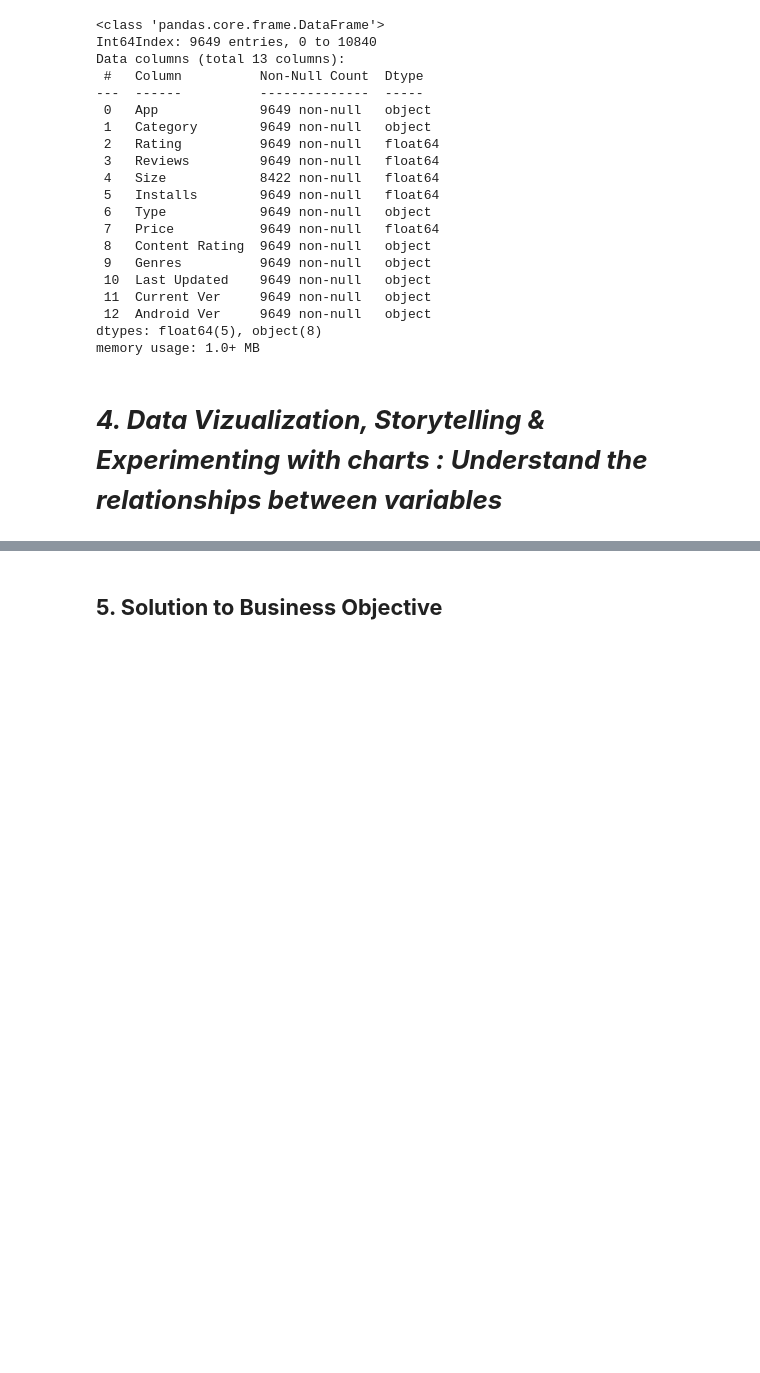
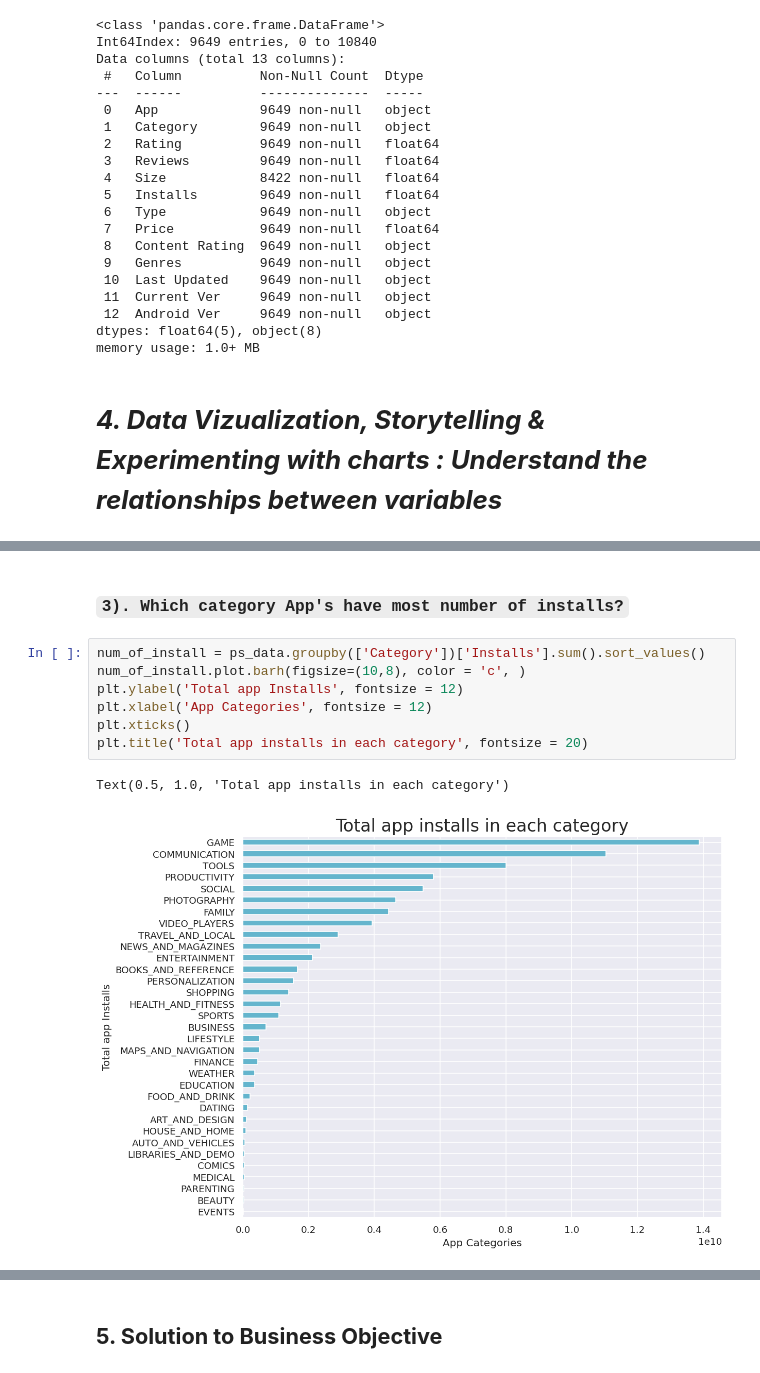
Before and after one commit to hbansal27/Google_Play_Store_Apps_Ratings_EDA, a Jupyter notebook: Play_Store_App_Review_Analysis_EDA.ipynb, the cells around one changed output, grey strips where cells are left out. Cells and saved outputs as stored; diff of their text form; blank space fills up the shorter version.

```diff
--- a/Play_Store_App_Review_Analysis_EDA.ipynb
+++ b/Play_Store_App_Review_Analysis_EDA.ipynb
@@ -1137,0 +962,12 @@ Answer Here
+# %% [markdown]
+### **`3). Which category App's have most number of installs?`**
+# %%
+num_of_install = ps_data.groupby(['Category'])['Installs'].sum().sort_values()
+num_of_install.plot.barh(figsize=(10,8), color = 'c', )
+plt.ylabel('Total app Installs', fontsize = 12)
+plt.xlabel('App Categories', fontsize = 12)
+plt.xticks()
+plt.title('Total app installs in each category', fontsize = 20)
+# %% [output]
+Text(0.5, 1.0, 'Total app installs in each category')
+[figure, added]
```
Also changed, not shown: parts of 171 cells of this notebook.
